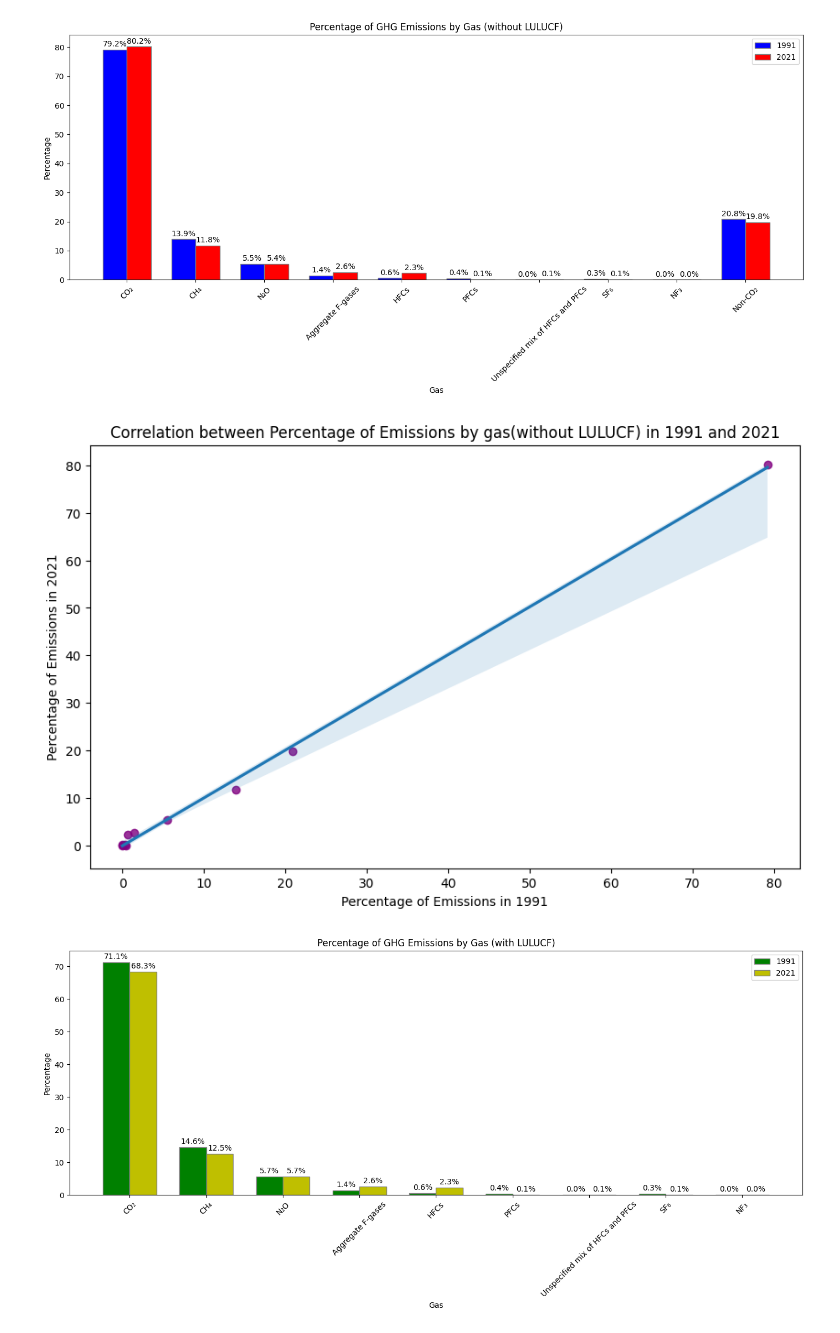
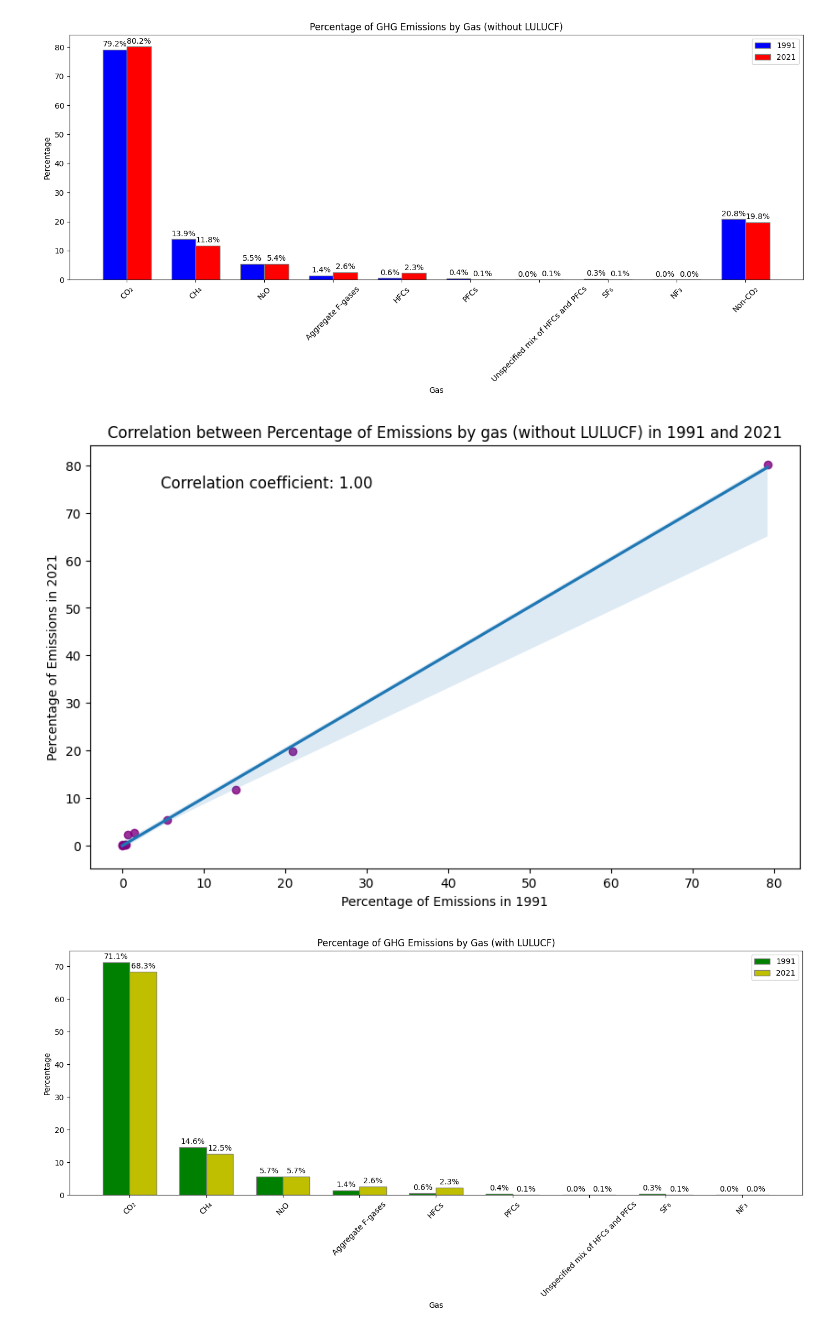
Before and after one commit to ElizabethGLiz/ClimateChangeAnalysis, a Jupyter notebook: notebooks/green_house_gas_analysis.ipynb, the cells around one changed output. Saved outputs shown, nothing was run; the diff lists cells and outputs as text; code cells hidden in the pictures.

```diff
--- a/notebooks/green_house_gas_analysis.ipynb
+++ b/notebooks/green_house_gas_analysis.ipynb
@@ -1074,16 +1057,26 @@ curr.execute('''
 connect_db.commit()
 connect_db.close()
 # %%
-# Create a scatter plot with a regression line
+
+
+# Calculate correlation coefficient
+correlation_coefficient = np.corrcoef(sizes_1991, sizes_2021)[0, 1]
+
+# Create scatter plot with regression line
 plt.figure(figsize=(10, 6))
-sns.regplot(x=sizes_1991, y=sizes_2021,scatter_kws={'color': 'purple'})
+sns.regplot(x=sizes_1991, y=sizes_2021, scatter_kws={'color': 'purple'})
+
 # Add labels and title
 plt.xlabel('Percentage of Emissions in 1991')
 plt.ylabel('Percentage of Emissions in 2021')
-plt.title('Correlation between Percentage of Emissions by gas(without LULUCF) in 1991 and 2021')
+plt.title('Correlation between Percentage of Emissions by gas (without LULUCF) in 1991 and 2021')
+
+# Annotate correlation coefficient
+plt.annotate(f'Correlation coefficient: {correlation_coefficient:.2f}', xy=(0.1, 0.9), xycoords='axes fraction', fontsize=12)
+
 plt.show()
 # %% [output]
-[figure, old version]
+[figure, new version]
 # %%
 # Filter the percentage data only for different gases WITH LULUCF
 connect_LULUCF_db= sqlite3.connect(parent_directory+"\\data/GHG_ANI.db")
```
Also changed, not shown: parts of 7 cells of this notebook, 4 other files.
